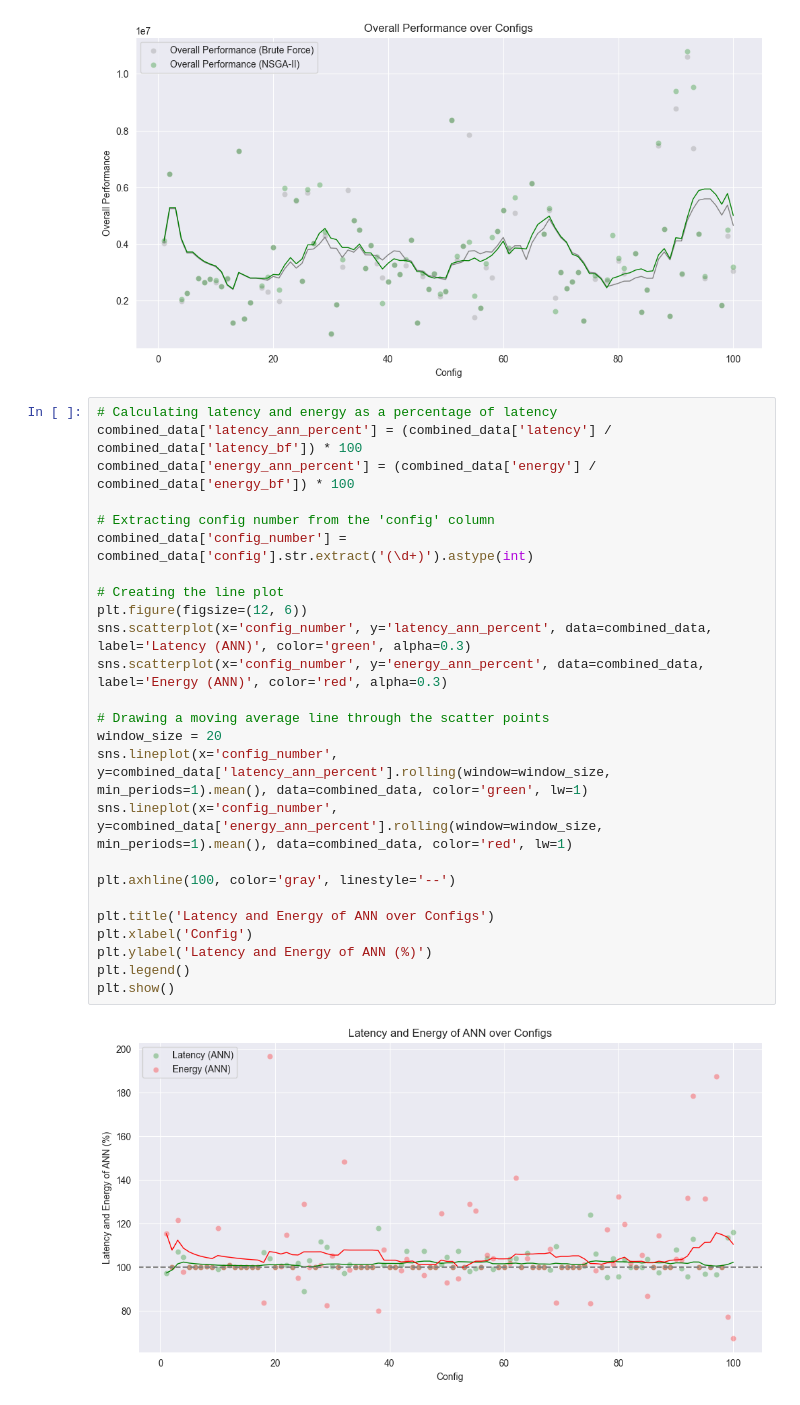
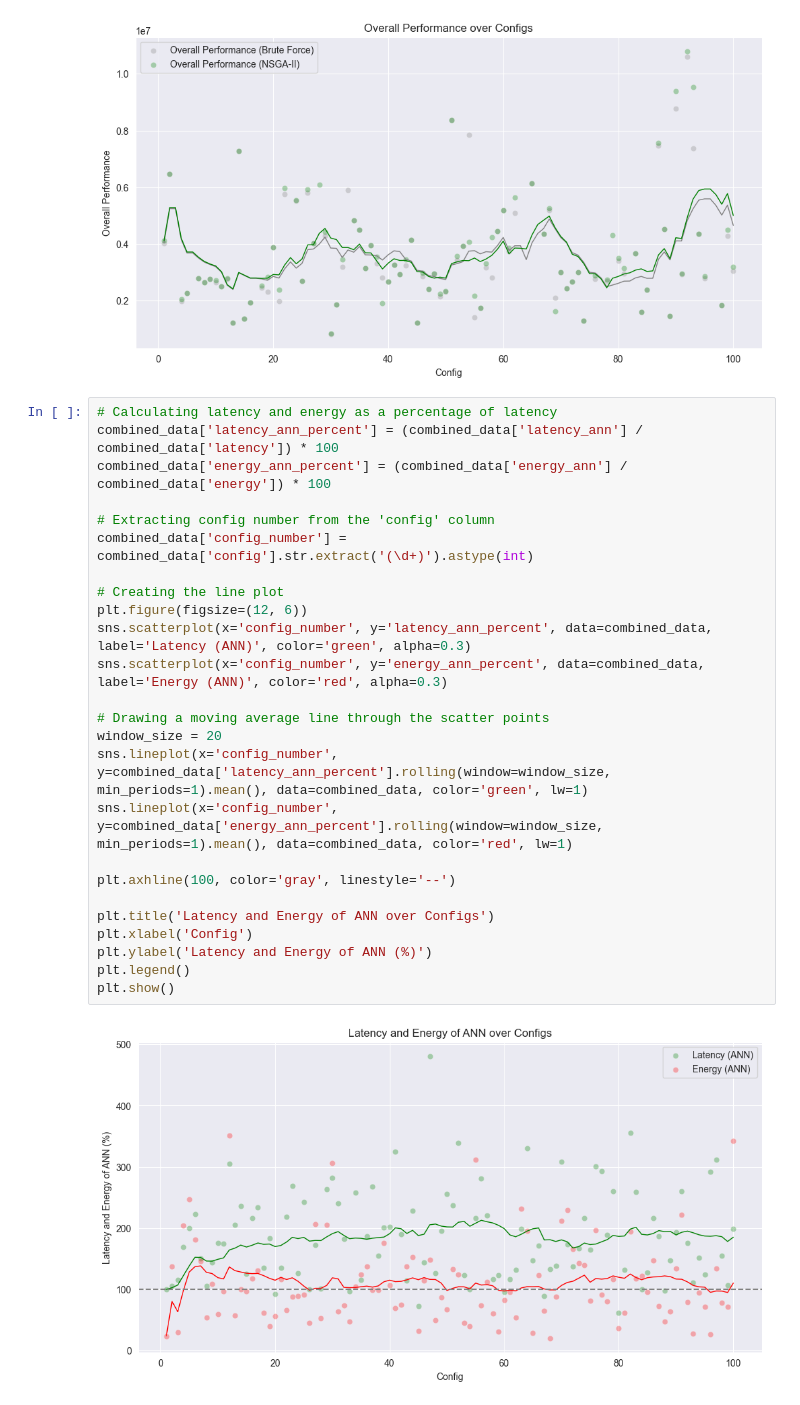
Before and after one commit to mpgallage/computing-continuum-simulator, a Jupyter notebook: analysis_mini.ipynb, the cells around one changed output. Saved outputs shown, nothing was run; the diff lists cells and outputs as text.

```diff
--- a/analysis_mini.ipynb
+++ b/analysis_mini.ipynb
@@ -133,30 +133,30 @@ plt.show()
 [figure]
 # %%
 # Calculating latency and energy as a percentage of latency
-combined_data['latency_ann_percent'] = (combined_data['latency'] / combined_data['latency_bf']) * 100
-combined_data['energy_ann_percent'] = (combined_data['energy'] / combined_data['energy_bf']) * 100
+combined_data['latency_ann_percent'] = (combined_data['latency_ann'] / combined_data['latency']) * 100
+combined_data['energy_ann_percent'] = (combined_data['energy_ann'] / combined_data['energy']) * 100
 
 # Extracting config number from the 'config' column
 combined_data['config_number'] = combined_data['config'].str.extract('(\d+)').astype(int)
 
 # Creating the line plot
 plt.figure(figsize=(12, 6))
 sns.scatterplot(x='config_number', y='latency_ann_percent', data=combined_data, label='Latency (ANN)', color='green', alpha=0.3)
 sns.scatterplot(x='config_number', y='energy_ann_percent', data=combined_data, label='Energy (ANN)', color='red', alpha=0.3)
 
 # Drawing a moving average line through the scatter points
 window_size = 20
 sns.lineplot(x='config_number', y=combined_data['latency_ann_percent'].rolling(window=window_size, min_periods=1).mean(), data=combined_data, color='green', lw=1)
 sns.lineplot(x='config_number', y=combined_data['energy_ann_percent'].rolling(window=window_size, min_periods=1).mean(), data=combined_data, color='red', lw=1)
 
 plt.axhline(100, color='gray', linestyle='--')
 
 plt.title('Latency and Energy of ANN over Configs')
 plt.xlabel('Config')
 plt.ylabel('Latency and Energy of ANN (%)')
 plt.legend()
 plt.show()
 # %% [output]
-[figure, old version]
+[figure, new version]
 # %%
 # Calculating objective fundtion as a percentage of brute force objective function
```
Also changed, not shown: parts of 3 cells of this notebook.
